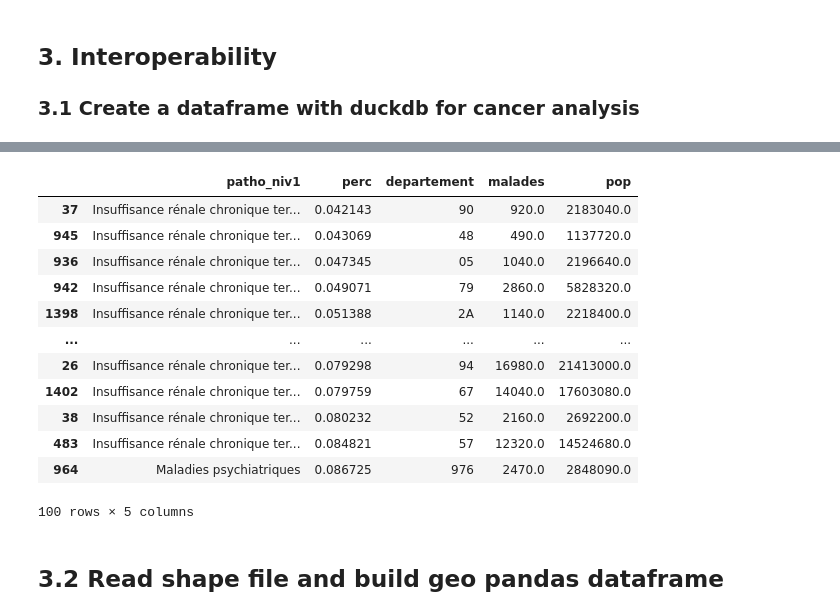
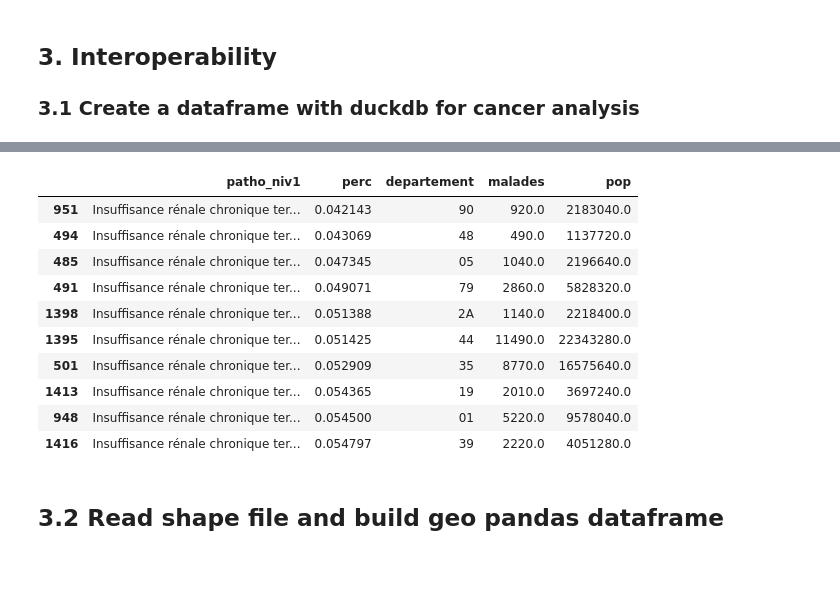
Before and after one commit to pengfei99/duckDBPlayGround, a Jupyter notebook: examples/02.performence_test.ipynb, the cells around one changed output, grey strips where cells are left out. Saved outputs shown, nothing was run; the diff lists cells and outputs as text; code cells hidden in the pictures; blank space fills up the shorter version.

```diff
--- a/examples/02.performence_test.ipynb
+++ b/examples/02.performence_test.ipynb
@@ -317,19 +334,17 @@ cancer_res.head(5)
 # %%
-cancer_res.sort_values(by="perc", ascending=True).head(100)
+cancer_res.sort_values(by="perc", ascending=True).head(10)
 # %% [output]
 |  | patho_niv1 | perc | departement | malades | pop |
-| 37 | Insuffisance rénale chronique ter... | 0.042143 | 90 | 920.0 | 2183040.0 |
-| 945 | Insuffisance rénale chronique ter... | 0.043069 | 48 | 490.0 | 1137720.0 |
-| 936 | Insuffisance rénale chronique ter... | 0.047345 | 05 | 1040.0 | 2196640.0 |
-| 942 | Insuffisance rénale chronique ter... | 0.049071 | 79 | 2860.0 | 5828320.0 |
+| 951 | Insuffisance rénale chronique ter... | 0.042143 | 90 | 920.0 | 2183040.0 |
+| 494 | Insuffisance rénale chronique ter... | 0.043069 | 48 | 490.0 | 1137720.0 |
+| 485 | Insuffisance rénale chronique ter... | 0.047345 | 05 | 1040.0 | 2196640.0 |
+| 491 | Insuffisance rénale chronique ter... | 0.049071 | 79 | 2860.0 | 5828320.0 |
 | 1398 | Insuffisance rénale chronique ter... | 0.051388 | 2A | 1140.0 | 2218400.0 |
-| ... | ... | ... | ... | ... | ... |
-| 26 | Insuffisance rénale chronique ter... | 0.079298 | 94 | 16980.0 | 21413000.0 |
-| 1402 | Insuffisance rénale chronique ter... | 0.079759 | 67 | 14040.0 | 17603080.0 |
-| 38 | Insuffisance rénale chronique ter... | 0.080232 | 52 | 2160.0 | 2692200.0 |
-| 483 | Insuffisance rénale chronique ter... | 0.084821 | 57 | 12320.0 | 14524680.0 |
-| 964 | Maladies psychiatriques | 0.086725 | 976 | 2470.0 | 2848090.0 |
+| 1395 | Insuffisance rénale chronique ter... | 0.051425 | 44 | 11490.0 | 22343280.0 |
+| 501 | Insuffisance rénale chronique ter... | 0.052909 | 35 | 8770.0 | 16575640.0 |
+| 1413 | Insuffisance rénale chronique ter... | 0.054365 | 19 | 2010.0 | 3697240.0 |
+| 948 | Insuffisance rénale chronique ter... | 0.054500 | 01 | 5220.0 | 9578040.0 |
+| 1416 | Insuffisance rénale chronique ter... | 0.054797 | 39 | 2220.0 | 4051280.0 |
-100 rows × 5 columns
 # %% [markdown]
 ## 3.2 Read shape file and build geo pandas dataframe
 # %%
```
Also changed, not shown: parts of 17 cells of this notebook.
